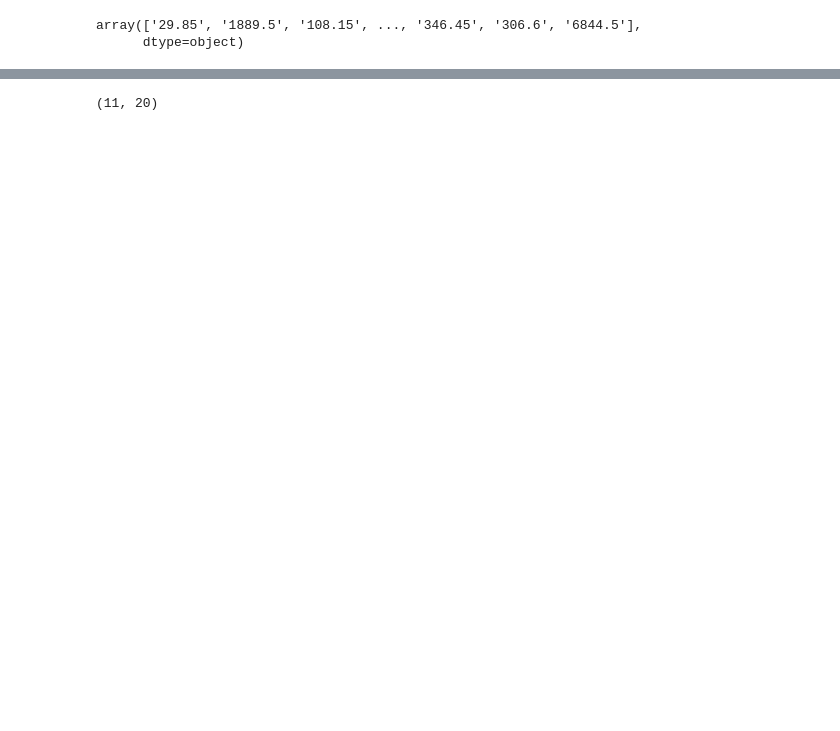
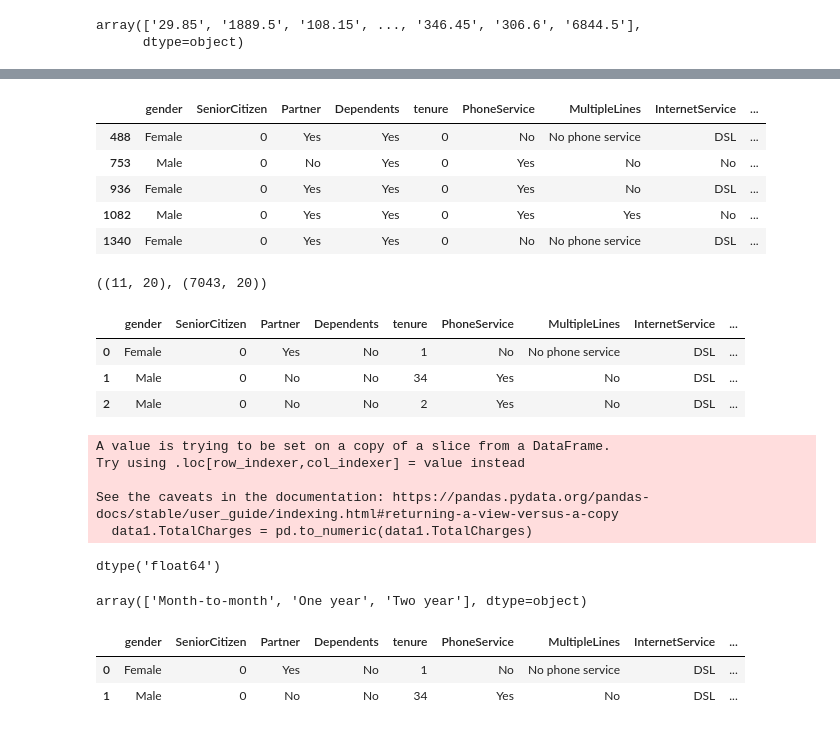
Before and after one commit to pb319/Learning_Deep_Learning, a Jupyter notebook: Lesson9/practice.ipynb, the cells around one changed output, grey strips where cells are left out. Saved outputs shown, nothing was run; the diff lists cells and outputs as text; code cells hidden in the pictures; blank space fills up the shorter version.

```diff
--- a/Lesson9/practice.ipynb
+++ b/Lesson9/practice.ipynb
@@ -92,4 +93,48 @@ data[data.TotalCharges.isna()].shape
+# %%
+#Integer Location
+data.iloc[[488,753,936,1082,1340]]
+# %% [output]
+|  | gender | SeniorCitizen | Partner | Dependents | tenure | PhoneService | MultipleLines | InternetService | ... |
+| 488 | Female | 0 | Yes | Yes | 0 | No | No phone service | DSL | ... |
+| 753 | Male | 0 | No | Yes | 0 | Yes | No | No | ... |
+| 936 | Female | 0 | Yes | Yes | 0 | Yes | No | DSL | ... |
+| 1082 | Male | 0 | Yes | Yes | 0 | Yes | Yes | No | ... |
+| 1340 | Female | 0 | Yes | Yes | 0 | No | No phone service | DSL | ... |
 # %%
-data[pd.to_numeric(data.TotalCharges, errors="coerce").isna()].shape
+# How Many Rows to be dropped
+[pd.to_numeric(data.TotalCharges, errors='coerce').isnull()].shape, data.shape
 # %% [output]
-(11, 20)
+((11, 20), (7043, 20))
+# %%
+#dropping Null Values
+data1 = data[data.TotalCharges != " "]
+data1.head(3)
+# %% [output]
+|  | gender | SeniorCitizen | Partner | Dependents | tenure | PhoneService | MultipleLines | InternetService | ... |
+| 0 | Female | 0 | Yes | No | 1 | No | No phone service | DSL | ... |
+| 1 | Male | 0 | No | No | 34 | Yes | No | DSL | ... |
+| 2 | Male | 0 | No | No | 2 | Yes | No | DSL | ... |
+# %%
+#Repeating the Type Casting again to chechk if it gives any error message
+data1.TotalCharges = pd.to_numeric(data1.TotalCharges)
+# %% [output]
+A value is trying to be set on a copy of a slice from a DataFrame.
+Try using .loc[row_indexer,col_indexer] = value instead
+
+See the caveats in the documentation: https://pandas.pydata.org/pandas-docs/stable/user_guide/indexing.html#returning-a-view-versus-a-copy
+  data1.TotalCharges = pd.to_numeric(data1.TotalCharges)
+# %%
+# Type Casting Successful
+data1.TotalCharges.dtypes
+# %% [output]
+dtype('float64')
+# %%
+data1.Contract.unique()
+# %% [output]
+array(['Month-to-month', 'One year', 'Two year'], dtype=object)
+# %%
+data1.head(2)
+# %% [output]
+|  | gender | SeniorCitizen | Partner | Dependents | tenure | PhoneService | MultipleLines | InternetService | ... |
+| 0 | Female | 0 | Yes | No | 1 | No | No phone service | DSL | ... |
+| 1 | Male | 0 | No | No | 34 | Yes | No | DSL | ... |
```
Also changed, not shown: parts of 6 cells of this notebook.
